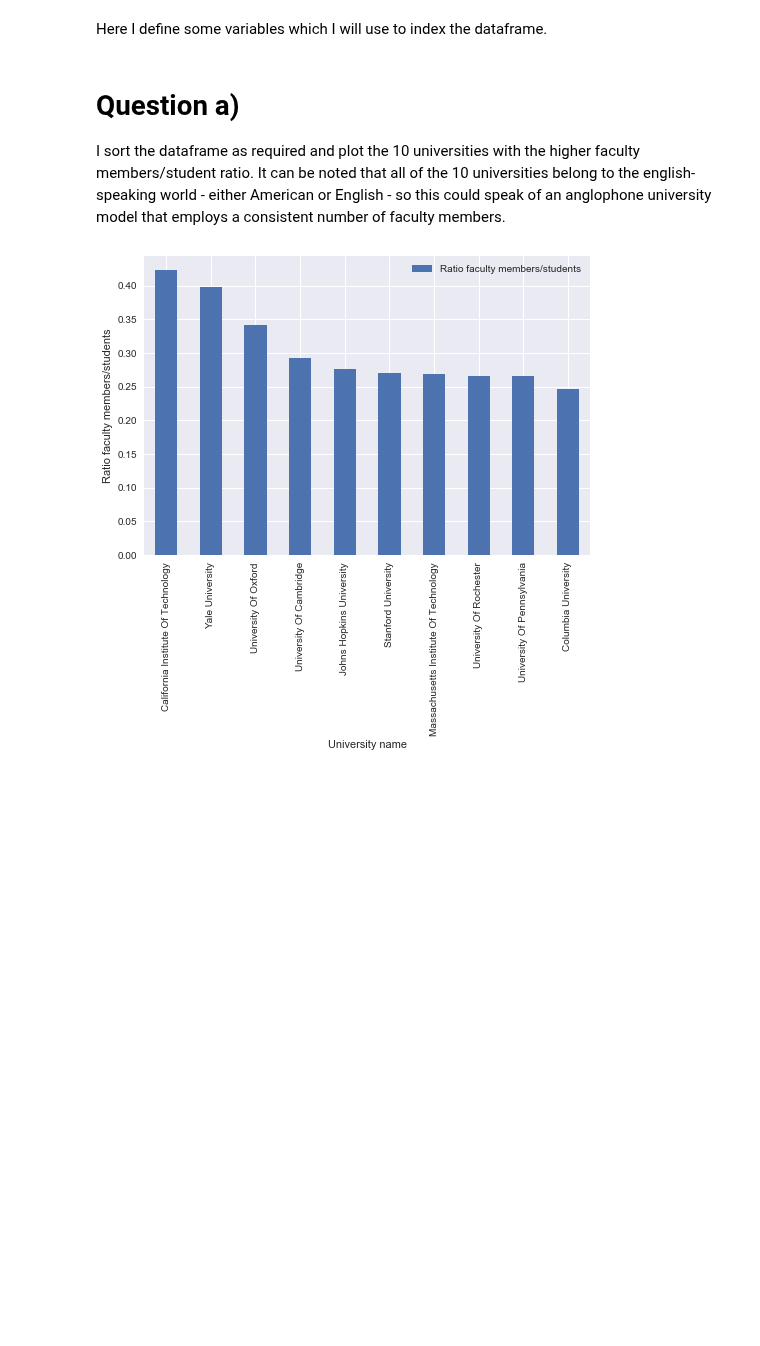
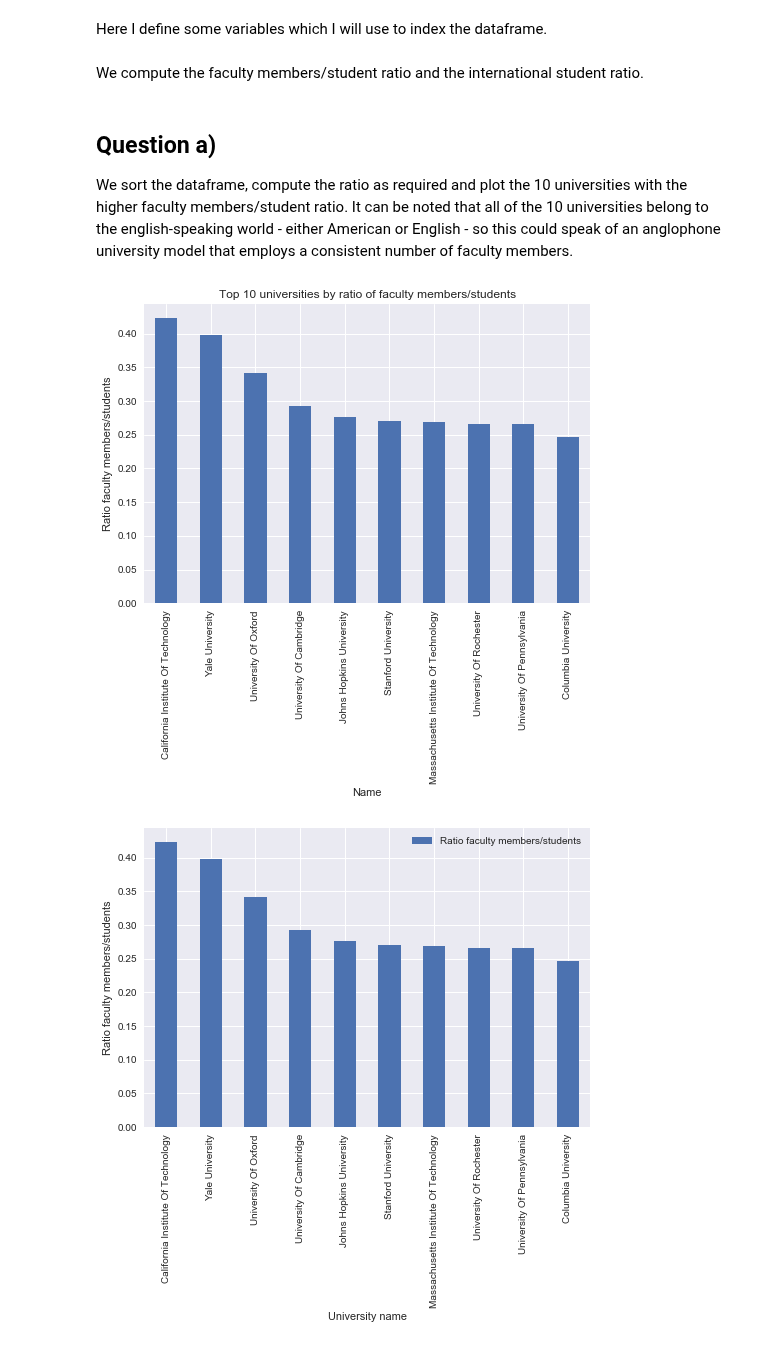
Before and after one commit to raphaelBarman/ADA-dh, a Jupyter notebook: 02 - Data from the Web/Homework 2.ipynb, the cells around one changed output. Drawn from its saved outputs; the diff is of its cells as text; code cells hidden in the pictures; blank space fills up the shorter version.

```diff
--- a/02 - Data from the Web/Homework 2.ipynb
+++ b/02 - Data from the Web/Homework 2.ipynb
@@ -140,6 +120,3 @@ df_tu = pd.DataFrame(list(map(prepare_uni_data_tu,json_ranking_tu_top)))
 # %%
 # df_tu.to_pickle('df_tu.xz')
 df_tu = pd.read_pickle('df_tu.xz')
-# %%
-df_tu['Name'] = df_tu['Name'].apply(normalize_name)
-df_tu['Name'] = df_tu['Name'].apply(map_name)
@@ -184,7 +163,6 @@ name = 'Name'
 total_faculty_members = 'Total faculty members'
 total_students = 'Total students'
 international_students = 'International students'
-total_students = 'Total students'
 faculty_members_students_ratio = 'Ratio faculty members/students'
 international_students_ratio = 'Ratio international students'
 country = 'Country'
@@ -195,7 +173,20 @@ number_international_students = 'Number of International Students'
 number_students = 'Number of Students'
 #x- and y- labels
 university_name = 'University name'
+# %% [markdown]
+We compute the faculty members/student ratio and the international student ratio.
+# %%
+df_tu[faculty_members_students_ratio] = df_tu[total_faculty_members]/df_tu[total_students]
+df_tu[international_students_ratio] = df_tu[international_students]/df_tu[total_students]
 # %% [markdown]
-# Question a)
-I sort the dataframe as required and plot the 10 universities with the higher faculty members/student ratio. It can be noted that all of the 10 universities belong to the english-speaking world - either American or English - so this could speak of an anglophone university model that employs a consistent number of faculty members.
+## Question a)
+We sort the dataframe, compute the ratio as required and plot the 10 universities with the higher faculty members/student ratio. It can be noted that all of the 10 universities belong to the english-speaking world - either American or English - so this could speak of an anglophone university model that employs a consistent number of faculty members.
+# %%
+barplot = df_tu.sort_values(by=faculty_members_students_ratio, ascending=False).iloc[:10]\
+    .plot.bar(x=name, y=faculty_members_students_ratio, legend=False);
+barplot.set_title('Top 10 universities by ratio of faculty members/students')
+barplot.set_xlabel(name)
+barplot.set_ylabel(faculty_members_students_ratio);
+# %% [output]
+[figure, added]
 # %%
```
Also changed, not shown: parts of 58 cells of this notebook, 2 other files.
